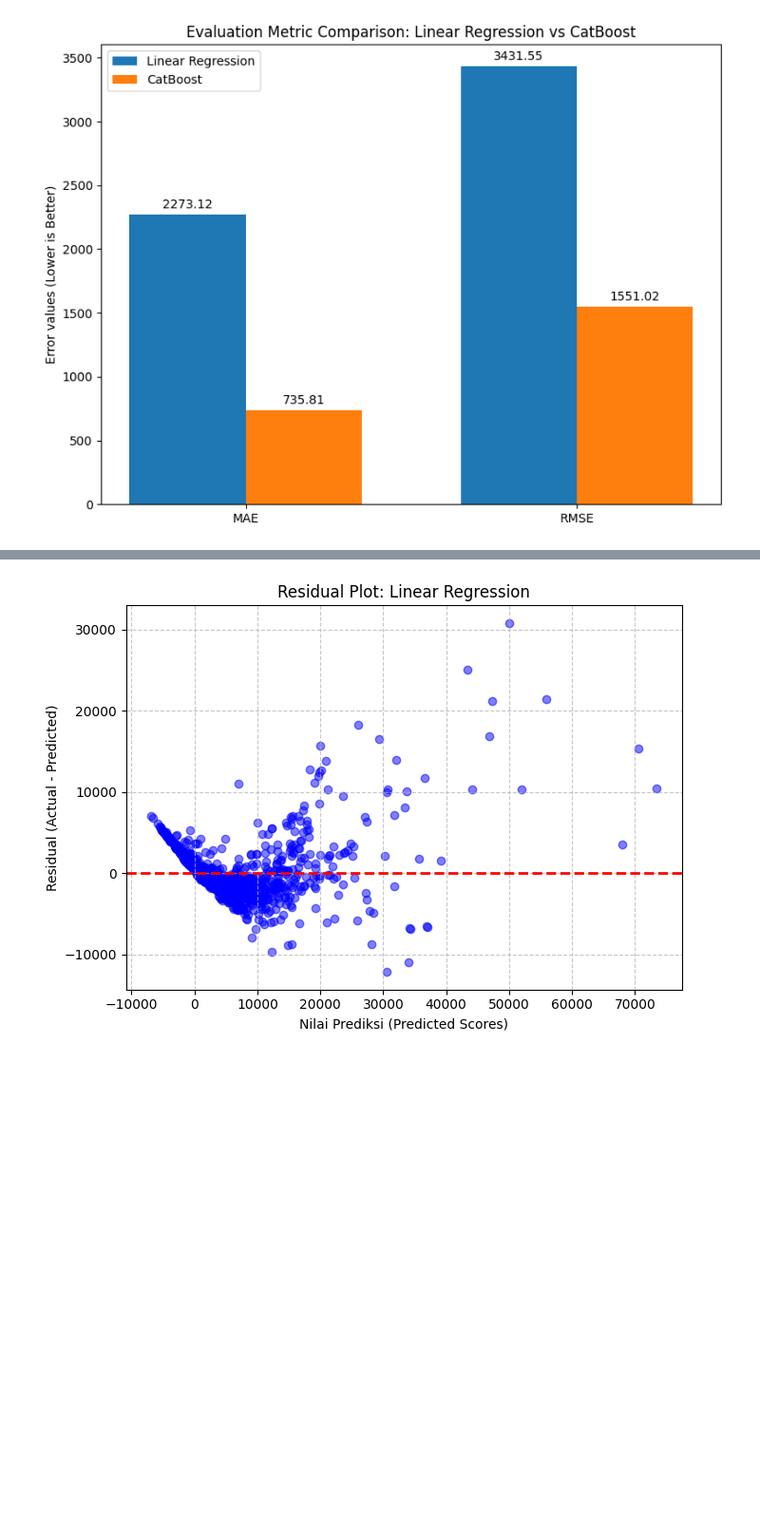
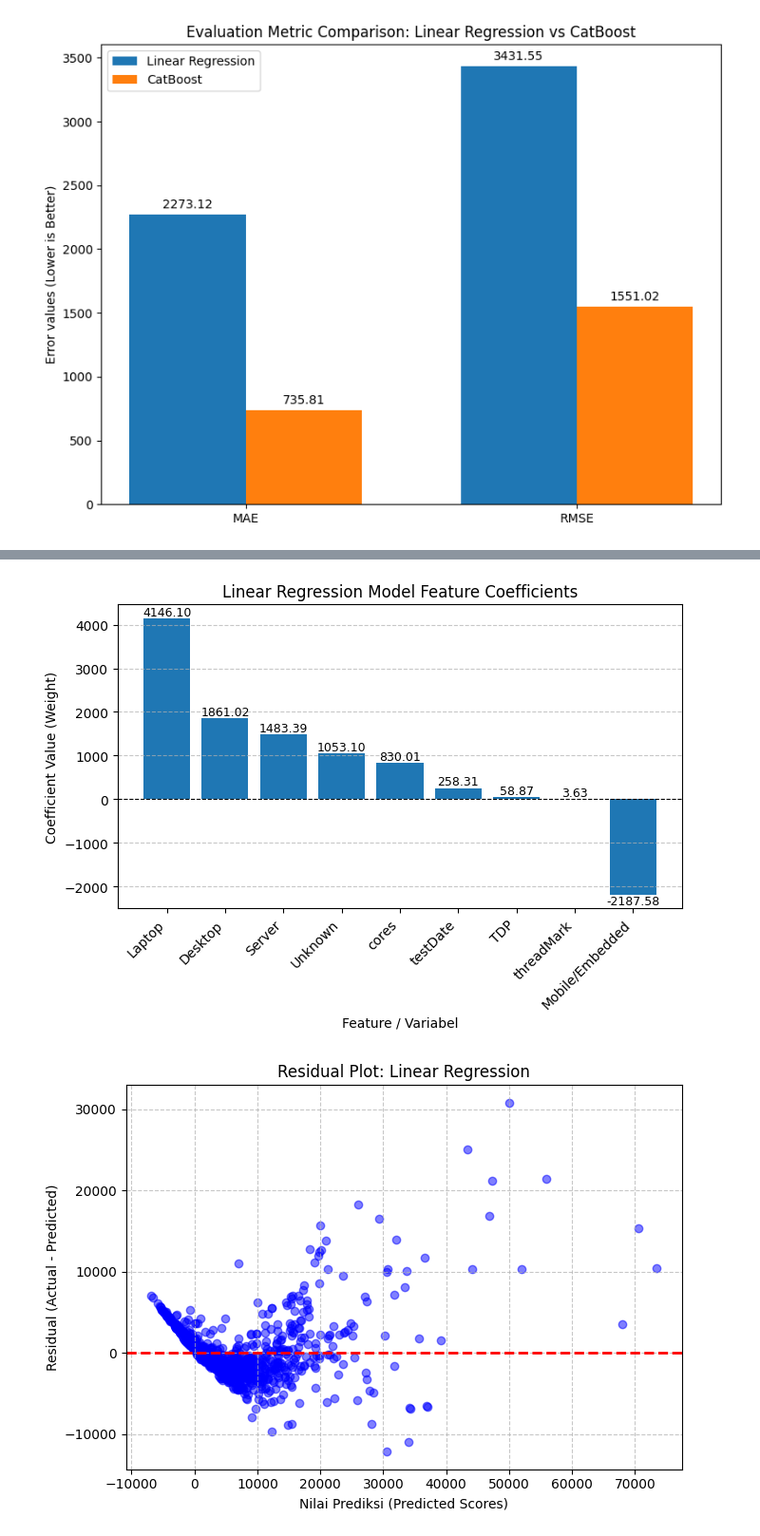
Before and after one commit to Payama01/cpu-multicore-scoring-ml, a Jupyter notebook: notebooks/02_modeling.ipynb, the cells around one changed output, grey strips where cells are left out. Shown at 95% size. Cells and saved outputs as stored; diff of their text form; code cells hidden in the pictures; blank space fills up the shorter version.

```diff
--- a/notebooks/02_modeling.ipynb
+++ b/notebooks/02_modeling.ipynb
@@ -348,3 +336,46 @@ plt.show()
+# %%
+def plot_linear_coefficients(model, feature_names):
+    coefficients = model.coef_
+
+    coef_df = pd.DataFrame(
+        {"Feature": feature_names, "Coefficient": coefficients}
+    )
+    coef_df = coef_df.sort_values(by="Coefficient", ascending=False)
+
+    fig, ax = plt.subplots(figsize=(7, 5))
+    bars = ax.bar(
+        coef_df["Feature"],
+        coef_df["Coefficient"],
+        color="#1f77b4",
+    )
+
+    ax.set_xlabel("Feature / Variabel")
+    ax.set_ylabel("Coefficient Value (Weight)")
+    ax.set_title("Linear Regression Model Feature Coefficients")
+    ax.axhline(0, color="black", linestyle="--", linewidth=0.8)
+    ax.grid(axis="y", linestyle="--", alpha=0.7)
+    ax.set_xticklabels(coef_df["Feature"], rotation=45, ha="right")
+
+    for bar in bars:
+        height = bar.get_height()
+        va_align = "bottom" if height >= 0 else "top"
+        offset = 0.5 if height >= 0 else -0.5
+        ax.text(
+            bar.get_x() + bar.get_width() / 2.0,
+            height + offset,
+            f"{height:.2f}",
+            ha="center",
+            va=va_align,
+            fontsize=9,
+        )
+
+    fig.tight_layout()
+    plt.show()
+    plt.close(fig)
+# %%
+plot_linear_coefficients(model_map["Linear Regression"], X_train.columns)
+# %% [output]
+[figure, added]
 # %%
 residual_linear = y_test - predict_linear
 residual_catboost = y_test - predict_catboost
```
Also changed, not shown: parts of 7 cells of this notebook.
